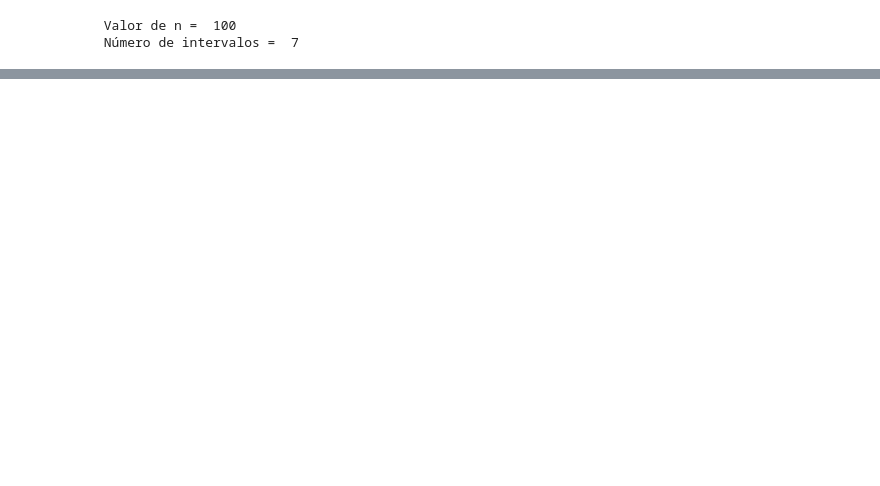
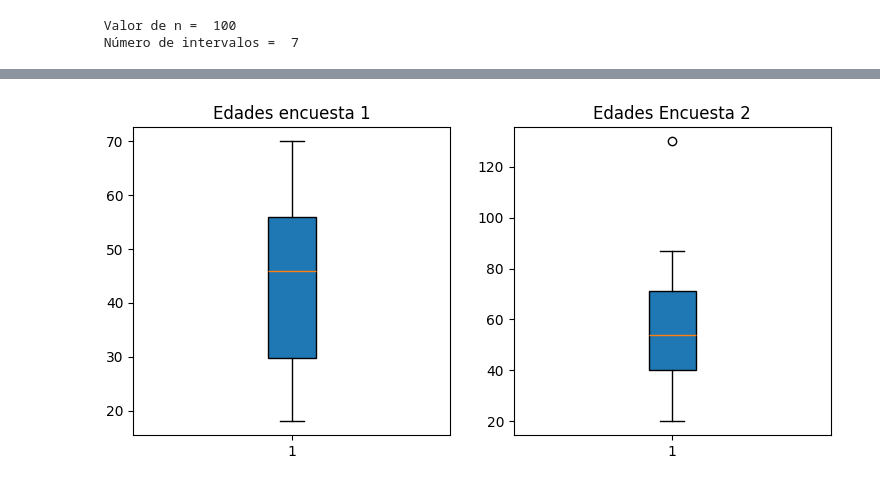
Before and after one commit to AnahiGutierrez22/Estadistica, a Jupyter notebook: Unidad1/Practica4.ipynb, the cells around one changed output, grey strips where cells are left out. Saved outputs shown, nothing was run; the diff lists cells and outputs as text; code cells hidden in the pictures; blank space fills up the shorter version.

```diff
--- a/Unidad1/Practica4.ipynb
+++ b/Unidad1/Practica4.ipynb
@@ -243,0 +270,9 @@ Text(0, 0.5, 'Frecuencia')
+# %%
+fig, (ax1, ax2) = plt.subplots(nrows=1, ncols=2, figsize=(9,4))
+bgplot1 = ax1.boxplot(edades, vert=True, patch_artist=True)
+ax1.set_title('Edades encuesta 1')
+bgplot2 = ax2.boxplot(edades2, vert=True, patch_artist=True)
+ax2.set_title('Edades Encuesta 2')
+plt.show()
+# %% [output]
+[figure, added]
```
Also changed, not shown: parts of 17 cells of this notebook.
